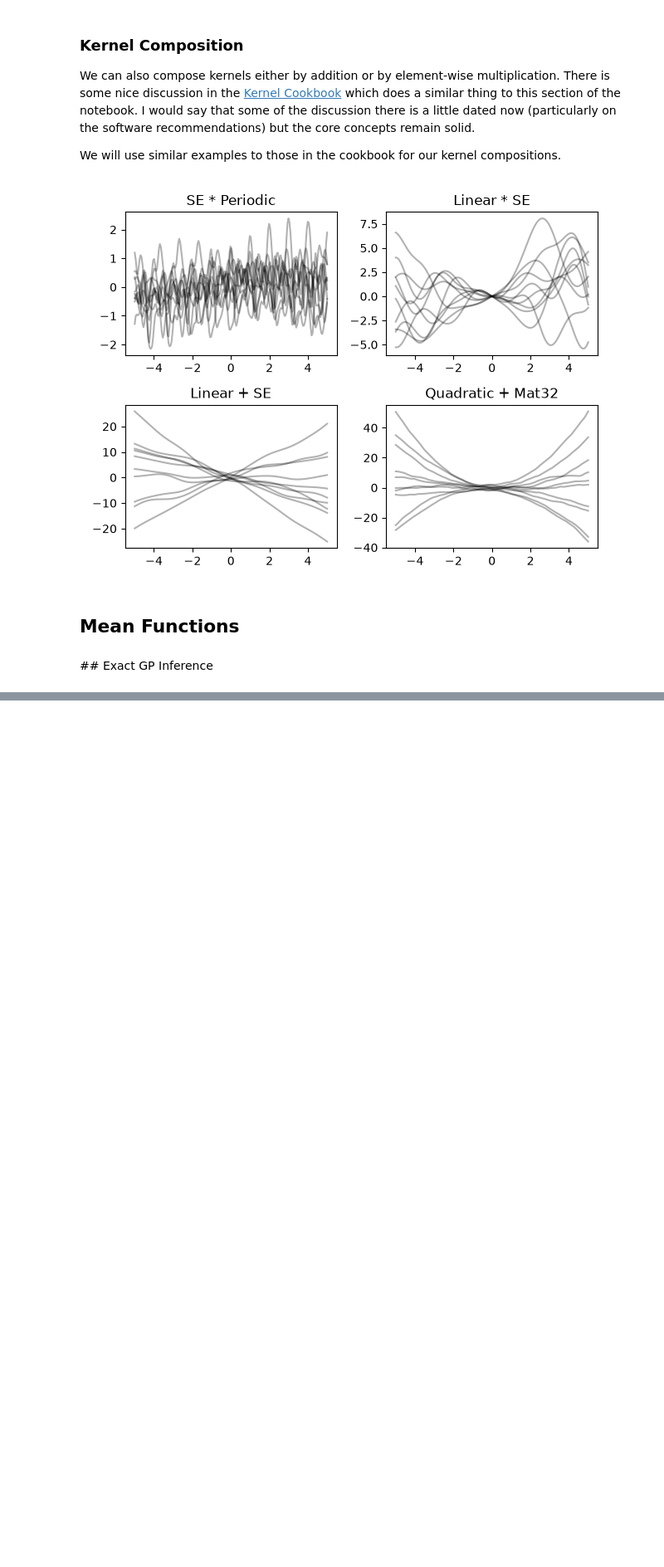
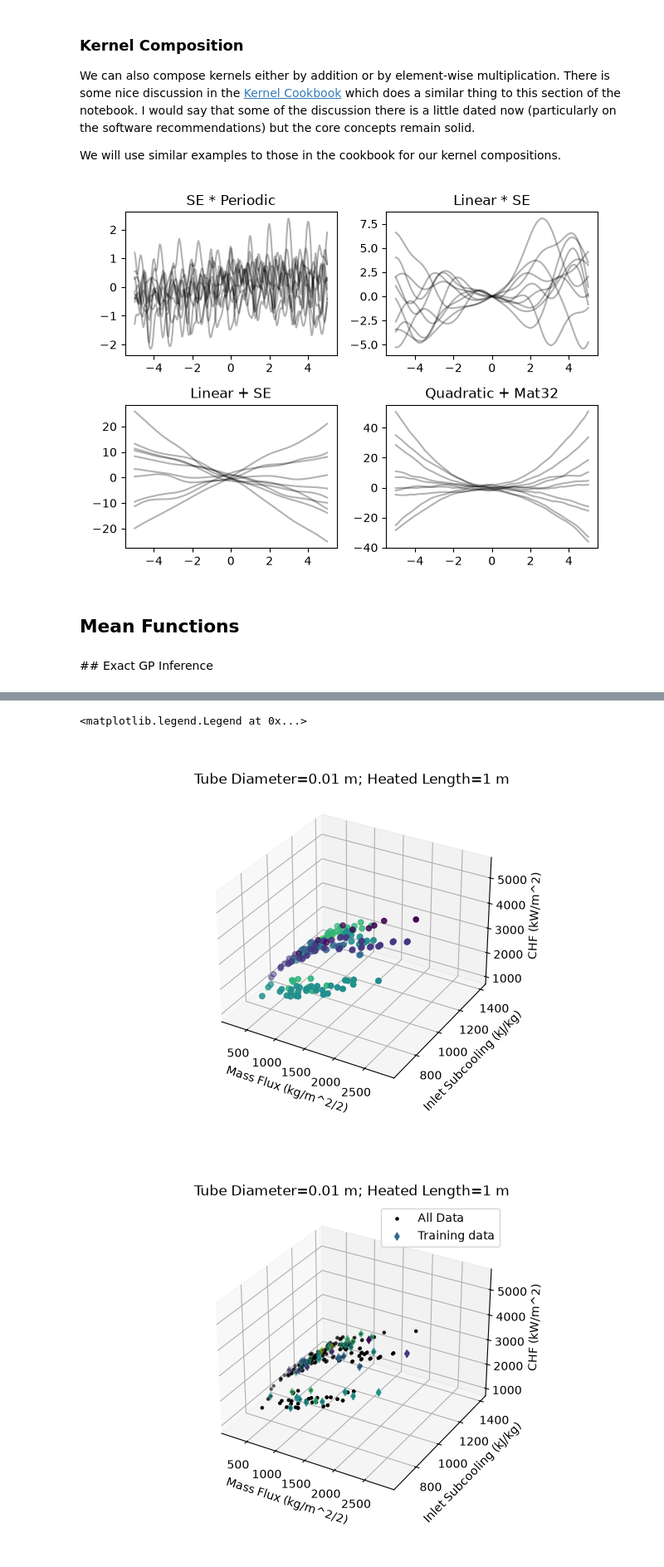
Before and after one commit to conkats/ai4nth-summer-school, a Jupyter notebook: course_materials/day3_surrogates_gp/solutions/gp_solutions.ipynb, the cells around one changed output, grey strips where cells are left out. Shown at 83% size. Drawn from its saved outputs; the diff is of its cells as text; code cells hidden in the pictures; blank space fills up the shorter version.

```diff
--- a/course_materials/day3_surrogates_gp/solutions/gp_solutions.ipynb
+++ b/course_materials/day3_surrogates_gp/solutions/gp_solutions.ipynb
@@ -870,0 +764,19 @@ class FITCGP(NamedTuple):
+# %%
+DATA_PATH = "../../../data"
+
+# Check we can access data appropriately
+try:
+    print(f"Available Data: {', '.join([f for f in os.listdir(DATA_PATH)])}")
+except FileNotFoundError:
+    print(
+        f"""
+        Data files not available at path: {DATA_PATH}. \n
+        Check your working directory, currently you are in {os.getcwd()}\n
+        You are expected to be in ...nth-summer-school/ai4nth-summer-school/course_materials/day3_surrogates_gp/solutions for relative path to work.
+        """
+    )
+
+df = pd.read_csv(DATA_PATH + "/chf_GP.csv", sep=",", header=0)
+
+# Print out the top rows of our "GP" dataset to see what we've got.
+display(df.head())
@@ -870,0 +793,60 @@ class FITCGP(NamedTuple):
+# %%
+# Only look in these conditions
+tube_diam = ("Tube Diameter (m)", 0.01)
+heated_length = ("Heated Length (m)", 1.0)
+pressure = ("Pressure (kPa)", 0)  # Use all pressures
+
+
+# Then let's try look at the relationship MF, IS, Pressure -> CHF
+fd = df[
+    (df[heated_length[0]] == heated_length[1])
+    & (df[pressure[0]] >= pressure[1])
+    & (df[tube_diam[0]] == tube_diam[1])
+]
+
+fig = plt.figure()
+ax = fig.add_subplot(projection="3d")
+ax.scatter(
+    fd["Mass Flux (kg/m^2/s)"],
+    fd["Inlet Subcooling (kJ/kg)"],
+    fd["CHF (kW/m^2)"],
+    c=fd["Pressure (kPa)"],
+)
+ax.set_xlabel("Mass Flux (kg/m^2/2)")
+ax.set_ylabel("Inlet Subcooling (kJ/kg)")
+ax.set_zlabel("CHF (kW/m^2)")
+ax.set_title("Tube Diameter=0.01 m; Heated Length=1 m")
+
+
+N_total = fd.shape[0]
+N = 200
+tr_idx = np.random.choice(fd.shape[0], (50,))
+
+x = fd[
+    ["Mass Flux (kg/m^2/s)", "Inlet Subcooling (kJ/kg)", "Pressure (kPa)"]
+].to_numpy()
+y = fd["CHF (kW/m^2)"].to_numpy()
+xtr = x[tr_idx]
+ytr = y[tr_idx]
+
+
+fig = plt.figure()
+ax = fig.add_subplot(projection="3d")
+ax.scatter(x[:, 0], x[:, 1], y, c="k", marker=".", label="All Data")
+ax.scatter(
+    x[tr_idx, 0],
+    x[tr_idx, 1],
+    y[tr_idx],
+    c=x[tr_idx, 2],
+    marker="d",
+    label="Training data",
+)
+ax.set_xlabel("Mass Flux (kg/m^2/2)")
+ax.set_ylabel("Inlet Subcooling (kJ/kg)")
+ax.set_zlabel("CHF (kW/m^2)")
+ax.set_title("Tube Diameter=0.01 m; Heated Length=1 m")
+plt.legend()
+# %% [output]
+<matplotlib.legend.Legend at 0x...>
+[figure, added]
+[figure, added]
```
Also changed, not shown: parts of 8 cells of this notebook.
